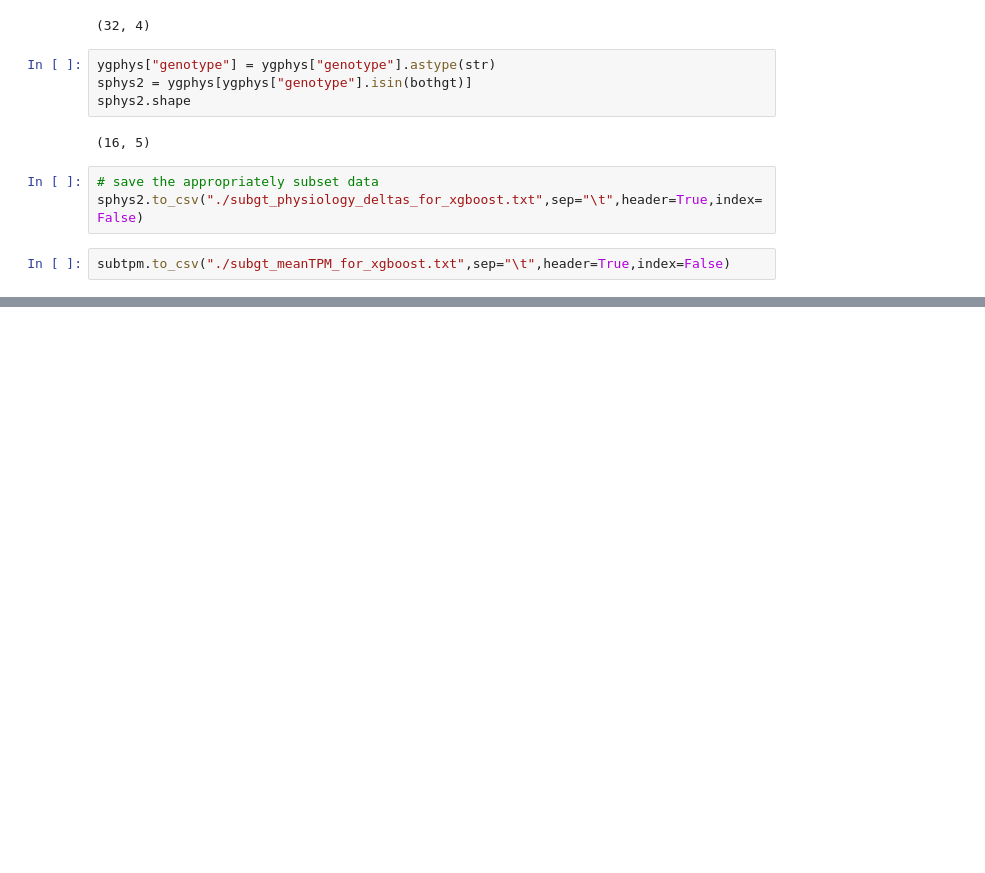
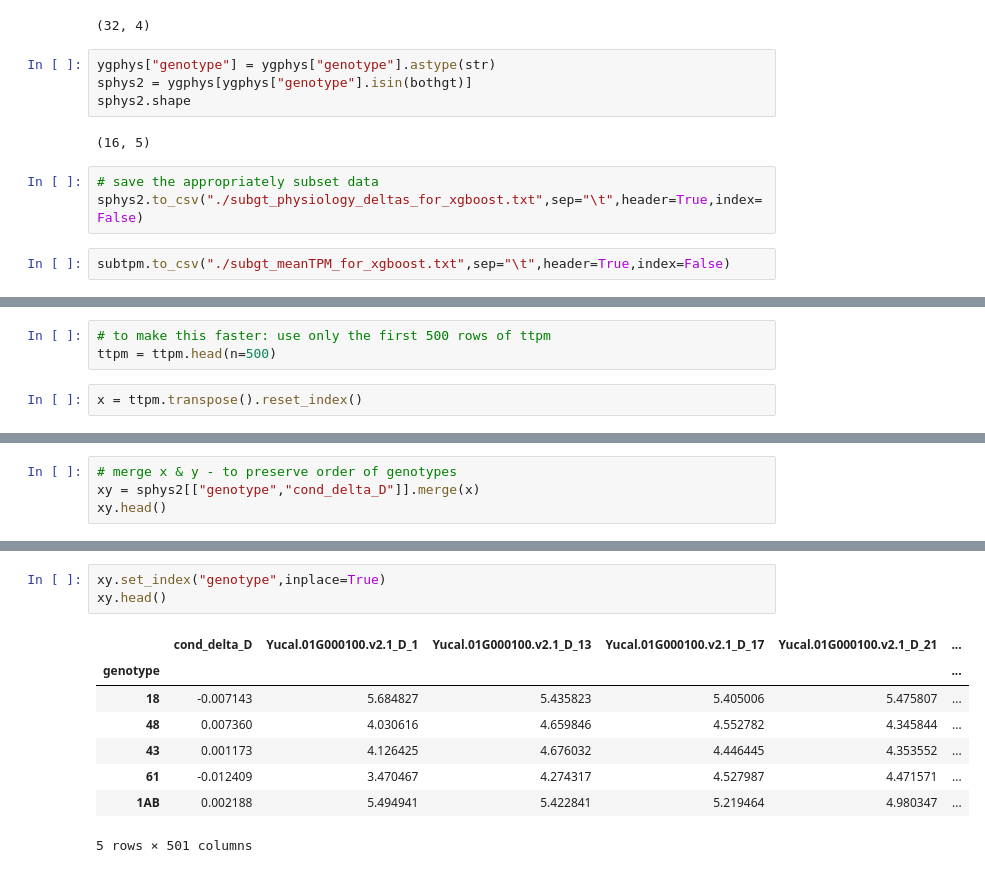
Before and after one commit to achpardo/yucca-genomics, a Jupyter notebook: machine_learning/xgboost_code_development.ipynb, the cells around one changed output, grey strips where cells are left out. Saved outputs shown, nothing was run; the diff lists cells and outputs as text; blank space fills up the shorter version.

```diff
--- a/machine_learning/xgboost_code_development.ipynb
+++ b/machine_learning/xgboost_code_development.ipynb
@@ -207,0 +229,5 @@ subtpm.to_csv("./subgt_meanTPM_for_xgboost.txt",sep="\t",header=True,index=False
+# %%
+# to make this faster: use only the first 500 rows of ttpm
+ttpm = ttpm.head(n=500)
+# %%
+x = ttpm.transpose().reset_index()
@@ -207,0 +243,4 @@ subtpm.to_csv("./subgt_meanTPM_for_xgboost.txt",sep="\t",header=True,index=False
+# %%
+# merge x & y - to preserve order of genotypes
+xy = sphys2[["genotype","cond_delta_D"]].merge(x)
+xy.head()
@@ -207,0 +255,12 @@ subtpm.to_csv("./subgt_meanTPM_for_xgboost.txt",sep="\t",header=True,index=False
+# %%
+xy.set_index("genotype",inplace=True)
+xy.head()
+# %% [output]
+|  | cond_delta_D | Yucal.01G000100.v2.1_D_1 | Yucal.01G000100.v2.1_D_13 | Yucal.01G000100.v2.1_D_17 | Yucal.01G000100.v2.1_D_21 | ... |
+| genotype |  |  |  |  |  | ... |
+| 18 | -0.007143 | 5.684827 | 5.435823 | 5.405006 | 5.475807 | ... |
+| 48 | 0.007360 | 4.030616 | 4.659846 | 4.552782 | 4.345844 | ... |
+| 43 | 0.001173 | 4.126425 | 4.676032 | 4.446445 | 4.353552 | ... |
+| 61 | -0.012409 | 3.470467 | 4.274317 | 4.527987 | 4.471571 | ... |
+| 1AB | 0.002188 | 5.494941 | 5.422841 | 5.219464 | 4.980347 | ... |
+5 rows × 501 columns
```
Also changed, not shown: parts of 20 cells of this notebook, 2 other files.
